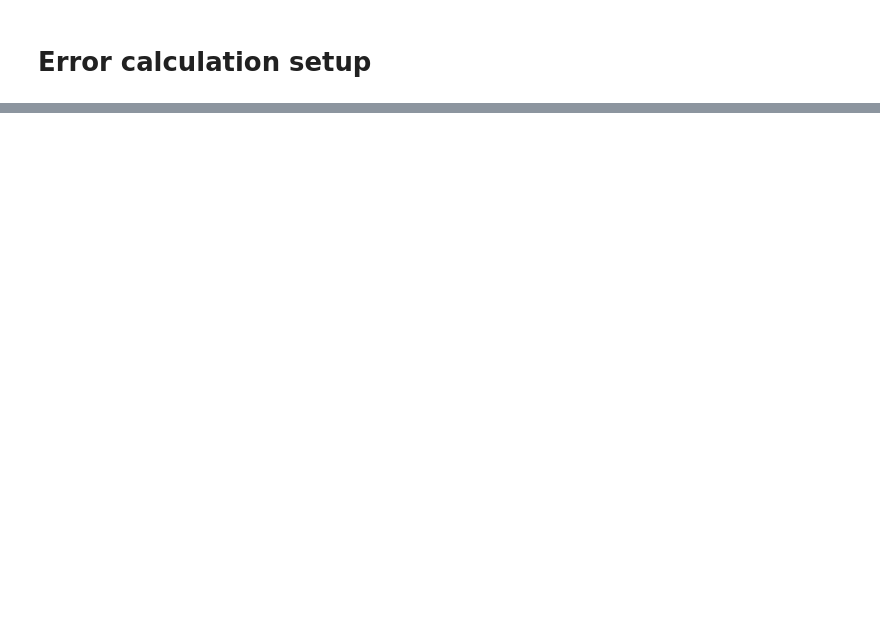
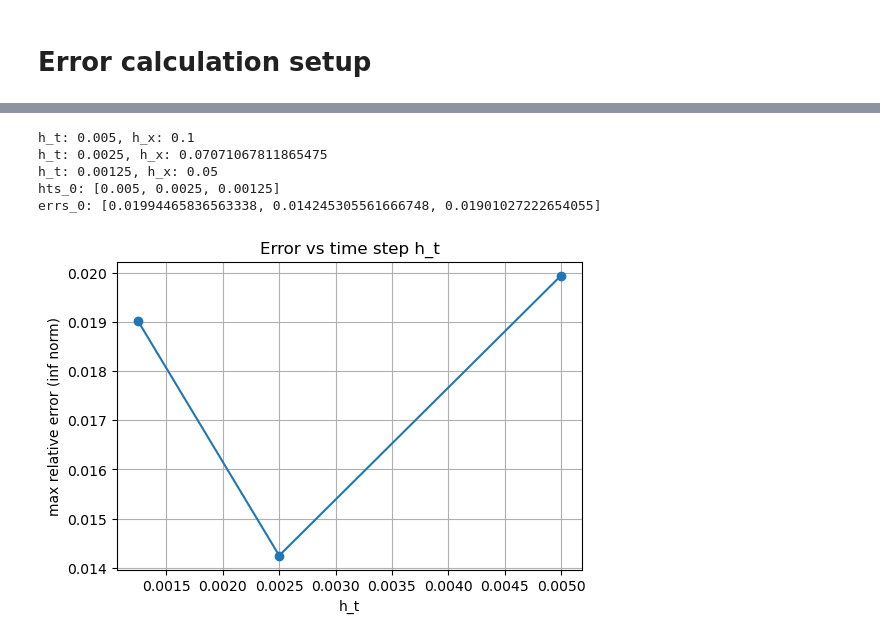
Before and after one commit to FoyerD/num_pde, a Jupyter notebook: hw1/q4.ipynb, the cells around one changed output, grey strips where cells are left out. Cells and saved outputs as stored; diff of their text form; code cells hidden in the pictures; blank space fills up the shorter version.

```diff
--- a/hw1/q4.ipynb
+++ b/hw1/q4.ipynb
@@ -144,0 +162,17 @@ None
+# %%
+hts_0 = [acc_h_t, acc_h_t / 2, acc_h_t / 4]
+u_grids_0 = [get_solution_from_ht(h_t) for h_t in tqdm(hts_0)]
+
+errs_0 = [np.linalg.norm(relative_error(x_grid, t_grid, u_grid, gt_fn), ord=np.inf) for x_grid, t_grid, u_grid, h_x, h_t in u_grids_0]
+
+print(f"hts_0: {hts_0}")
+print(f"errs_0: {errs_0}")
+
+plot_errs_vs_ht(hts_0, errs_0)
+# %% [output]
+h_t: 0.005, h_x: 0.1
+h_t: 0.0025, h_x: 0.07071067811865475
+h_t: 0.00125, h_x: 0.05
+hts_0: [0.005, 0.0025, 0.00125]
+errs_0: [0.01994465836563338, 0.014245305561666748, 0.01901027222654055]
+[figure, added]
```
Also changed, not shown: parts of 9 cells of this notebook.
